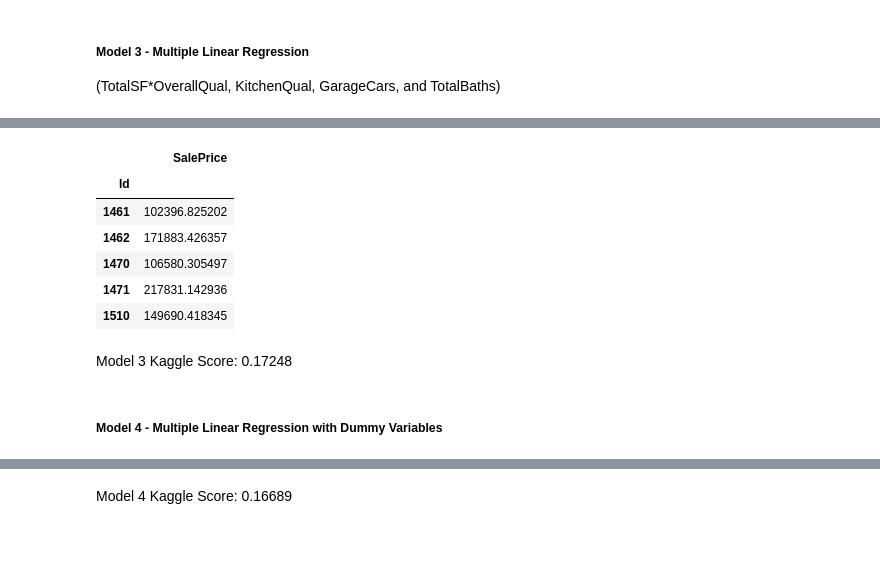
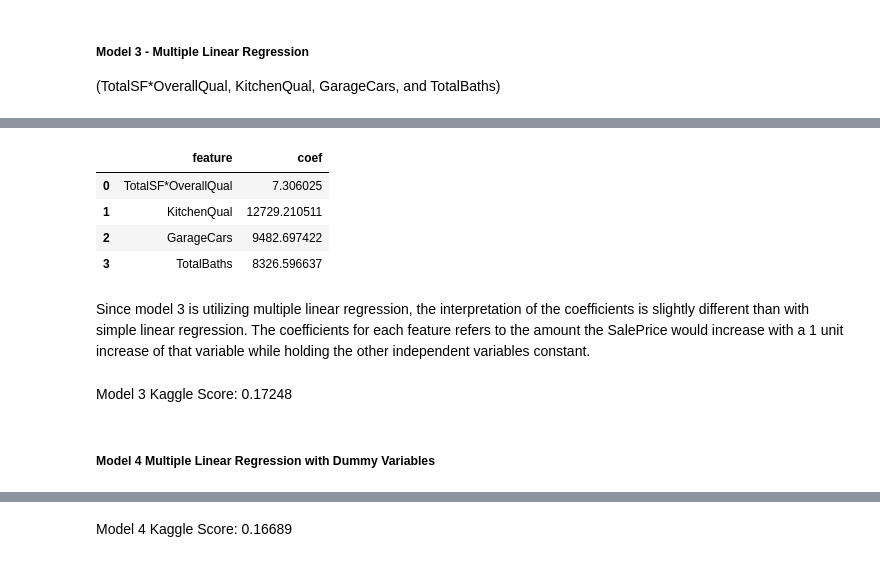
Before and after one commit to mikethisyamondol/ames_housing_price, a Jupyter notebook: Ames_IA_Housing_Prices.ipynb, the cells around one changed output, grey strips where cells are left out. Saved outputs shown, nothing was run; the diff lists cells and outputs as text; code cells hidden in the pictures.

```diff
--- a/Ames_IA_Housing_Prices.ipynb
+++ b/Ames_IA_Housing_Prices.ipynb
@@ -1236,16 +1223,22 @@ Text(400000, 0, 'R2 = 0.859115851986683')
+# %%
+coef3 = linreg.coef_
+header3 = x3_test.columns
+d = {'feature': header3, 'coef': coef3}
+df3 = pd.DataFrame(d)
+df3
+# %% [output]
+|  | feature | coef |
+| 0 | TotalSF*OverallQual | 7.306025 |
+| 1 | KitchenQual | 12729.210511 |
+| 2 | GarageCars | 9482.697422 |
+| 3 | TotalBaths | 8326.596637 |
+# %% [markdown]
+Since model 3 is utilizing multiple linear regression, the interpretation of the coefficients is slightly different than with simple linear regression. The coefficients for each feature refers to the amount the SalePrice would increase with a 1 unit increase of that variable while holding the other independent variables constant.
 # %%
 # Kaggle Predictions - Model 3:
-x_holdout3 = df_test[features3]
-preds3 = linreg.predict(x_holdout3)
-submission3 = pd.DataFrame(preds3, index=df_test['Id'])
-submission3.rename(columns={0:'SalePrice'}, inplace=True)
-submission3.head()
+# x_holdout3 = df_test[features3]
+# preds3 = linreg.predict(x_holdout3)
+# submission3 = pd.DataFrame(preds3, index=df_test['Id'])
+# submission3.rename(columns={0:'SalePrice'}, inplace=True)
+# submission3.head()
-# %% [output]
-|  | SalePrice |
-| Id |  |
-| 1461 | 102396.825202 |
-| 1462 | 171883.426357 |
-| 1470 | 106580.305497 |
-| 1471 | 217831.142936 |
-| 1510 | 149690.418345 |
 # %%
@@ -1253,7 +1246,7 @@ submission3.to_csv('./drive/MyDrive/Colab Notebooks/MSDS422/submission3.csv')
 # %% [markdown]
 Model 3 Kaggle Score: 0.17248
 # %% [markdown]
-##### Model 4 - Multiple Linear Regression with Dummy Variables
+##### Model 4 Multiple Linear Regression with Dummy Variables
 # %%
 neighborhood_dummy = [col for col in df_train if 'Neighborhood_' in col]
 features_4_1 = ['TotalSF*OverallQual', 'KitchenQual', 'GarageCars', 'TotalBaths']
```
Also changed, not shown: parts of 44 cells of this notebook.
